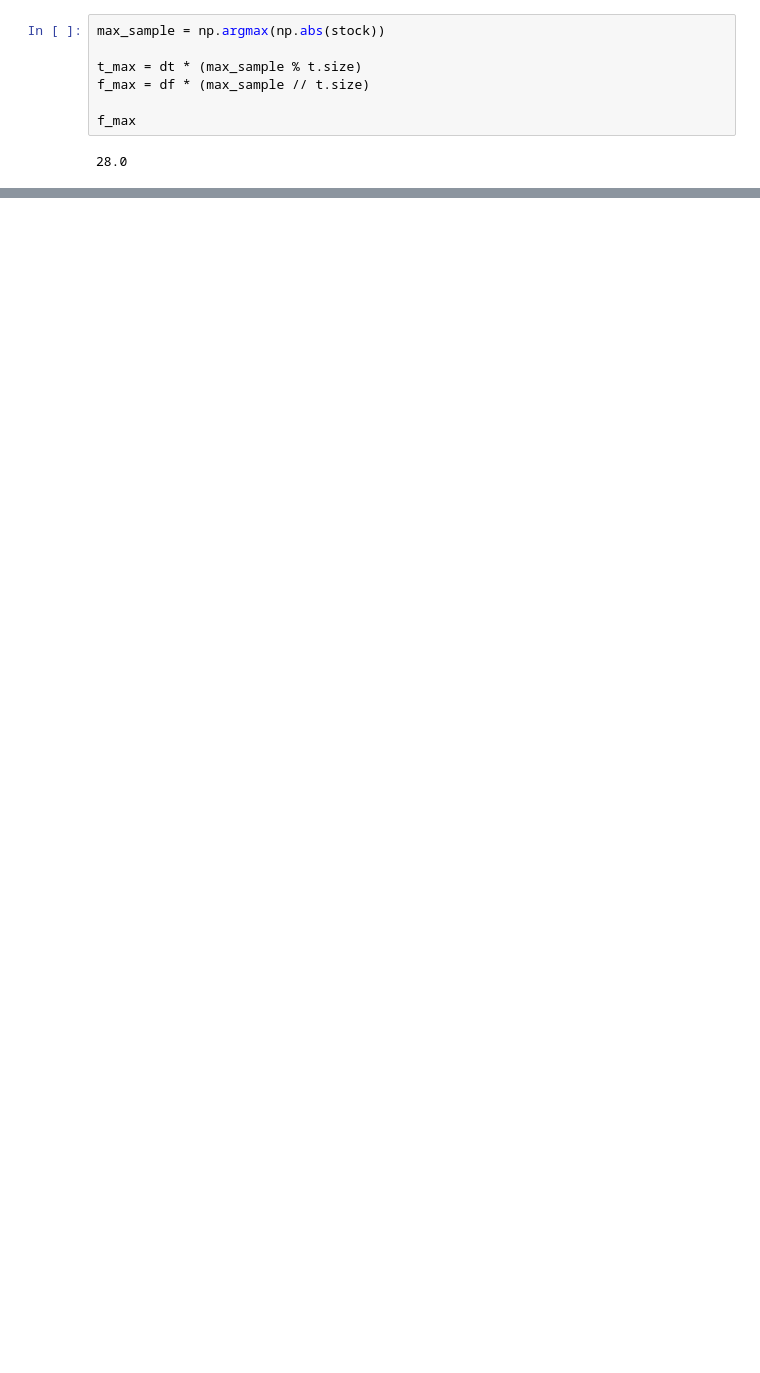
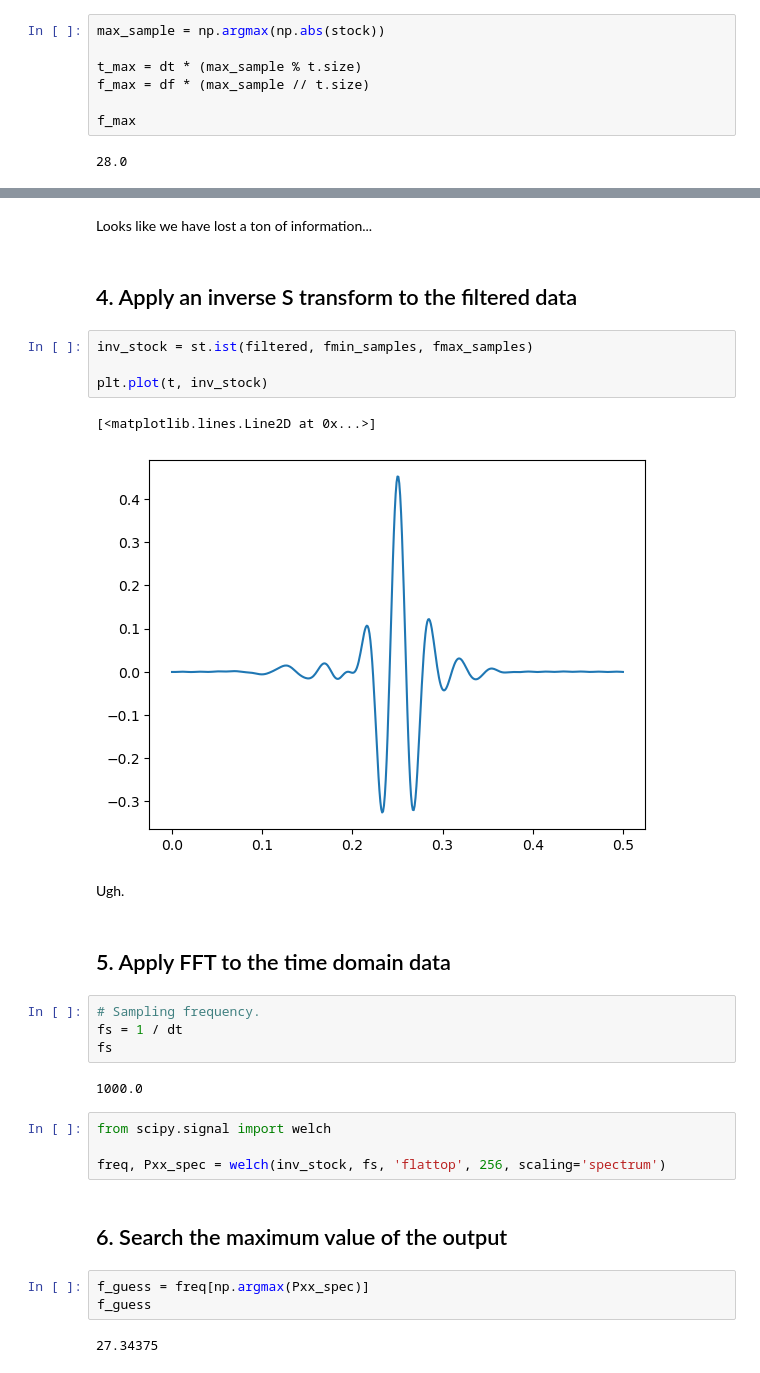
Before and after one commit to softwareunderground/repro-zoo, a Jupyter notebook: zheng_2013/Zheng_etal_2013.ipynb, the cells around one changed output, grey strips where cells are left out. Drawn from its saved outputs; the diff is of its cells as text; blank space fills up the shorter version.

```diff
--- a/zheng_2013/Zheng_etal_2013.ipynb
+++ b/zheng_2013/Zheng_etal_2013.ipynb
@@ -123,0 +181,32 @@ Not sure what this means... what shape? Gaussian? Then how wide?
+# %% [markdown]
+Looks like we have lost a ton of information...
+# %% [markdown]
+##  4. Apply an inverse S transform to the filtered data
+# %%
+inv_stock = st.ist(filtered, fmin_samples, fmax_samples)
+
+plt.plot(t, inv_stock)
+# %% [output]
+[<matplotlib.lines.Line2D at 0x...>]
+[figure, added]
+# %% [markdown]
+Ugh.
+# %% [markdown]
+## 5. Apply FFT to the time domain data
+# %%
+# Sampling frequency.
+fs = 1 / dt
+fs
+# %% [output]
+1000.0
+# %%
+from scipy.signal import welch
+
+freq, Pxx_spec = welch(inv_stock, fs, 'flattop', 256, scaling='spectrum')
+# %% [markdown]
+## 6. Search the maximum value of the output
+# %%
+f_guess = freq[np.argmax(Pxx_spec)]
+f_guess
+# %% [output]
+27.34375
```
Also changed, not shown: parts of 18 cells of this notebook.
